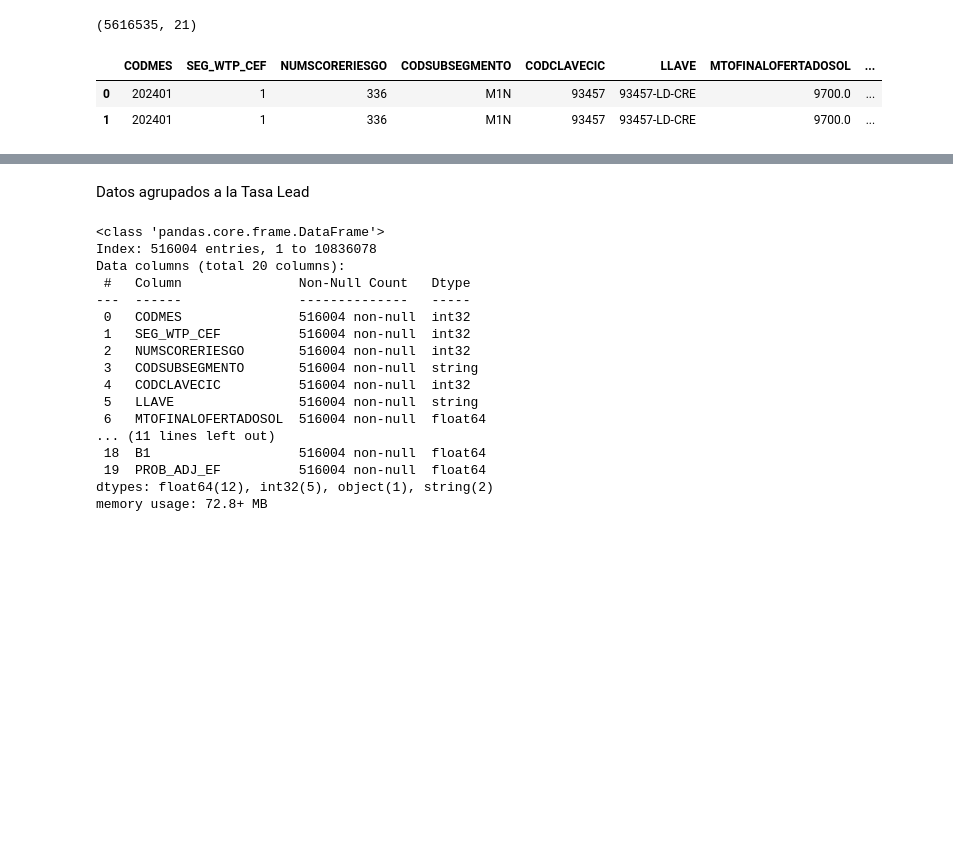
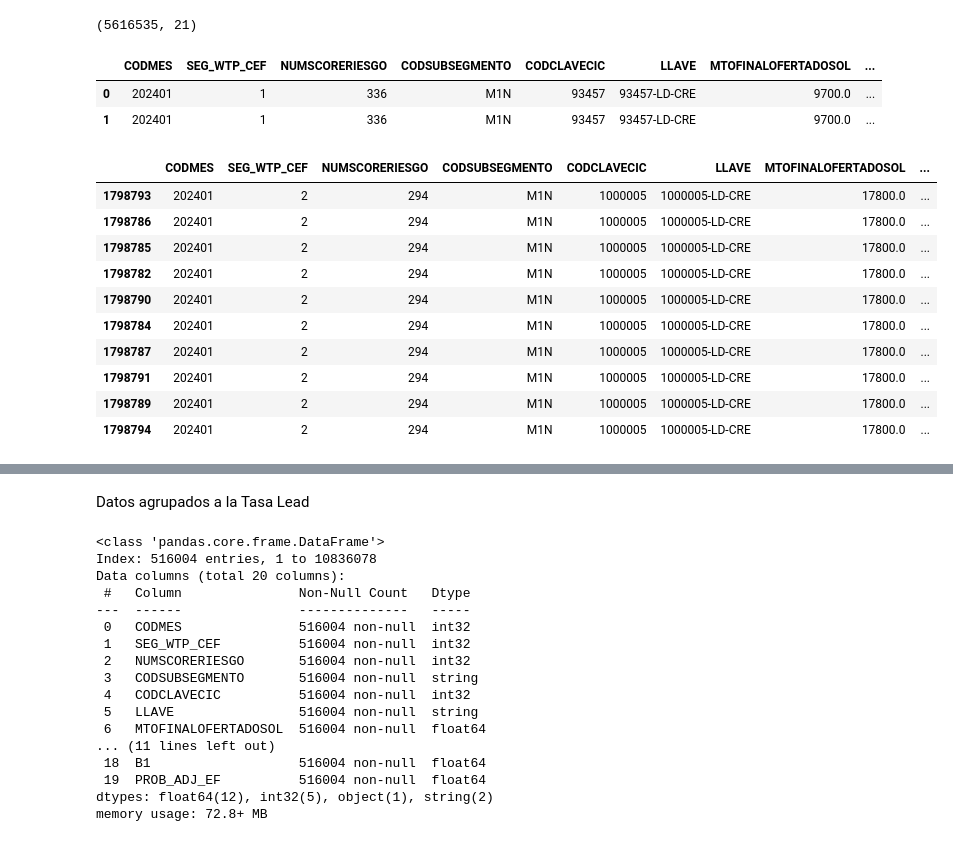
Before and after one commit to jhonatan20140/Proyecto_1.1, a Jupyter notebook: traslation_book_CEF.ipynb, the cells around one changed output, grey strips where cells are left out. Drawn from its saved outputs; the diff is of its cells as text; code cells hidden in the pictures; blank space fills up the shorter version.

```diff
--- a/traslation_book_CEF.ipynb
+++ b/traslation_book_CEF.ipynb
@@ -266,3 +287,24 @@ df_seg_opt_caps_f.head(2)
 |  | CODMES | SEG_WTP_CEF | NUMSCORERIESGO | CODSUBSEGMENTO | CODCLAVECIC | LLAVE | MTOFINALOFERTADOSOL | ... |
 | 0 | 202401 | 1 | 336 | M1N | 93457 | 93457-LD-CRE | 9700.0 | ... |
 | 1 | 202401 | 1 | 336 | M1N | 93457 | 93457-LD-CRE | 9700.0 | ... |
+# %%
+df_seg_opt_caps_f=df_seg_opt_caps_f.sort_values(by=['LLAVE','ITER'])
+
+
+#df_seg_opt_caps_f = df_seg_opt_caps_f.head(170000)  #pero esto con una dataframe que contenga todos los iter aca algunos no tienen el -8 u otro por el filro de condicones hecho
+#100000 valores unicos de llave pero que al final serian mas por los escenarios
+#df_seg_opt_caps_f.to_csv('C:/Users/JHONATAN/Documents/BCP  practicas verano/CEF_ Credito_Efectivo_Personas/CEN_CEF_ADAPTACION' + 'Base_para_probar_CENOPT', index=False)
+# %%
+df_seg_opt_caps_f.head(10)
+# %% [output]
+|  | CODMES | SEG_WTP_CEF | NUMSCORERIESGO | CODSUBSEGMENTO | CODCLAVECIC | LLAVE | MTOFINALOFERTADOSOL | ... |
+| 1798793 | 202401 | 2 | 294 | M1N | 1000005 | 1000005-LD-CRE | 17800.0 | ... |
+| 1798786 | 202401 | 2 | 294 | M1N | 1000005 | 1000005-LD-CRE | 17800.0 | ... |
+| 1798785 | 202401 | 2 | 294 | M1N | 1000005 | 1000005-LD-CRE | 17800.0 | ... |
+| 1798782 | 202401 | 2 | 294 | M1N | 1000005 | 1000005-LD-CRE | 17800.0 | ... |
+| 1798790 | 202401 | 2 | 294 | M1N | 1000005 | 1000005-LD-CRE | 17800.0 | ... |
+| 1798784 | 202401 | 2 | 294 | M1N | 1000005 | 1000005-LD-CRE | 17800.0 | ... |
+| 1798787 | 202401 | 2 | 294 | M1N | 1000005 | 1000005-LD-CRE | 17800.0 | ... |
+| 1798791 | 202401 | 2 | 294 | M1N | 1000005 | 1000005-LD-CRE | 17800.0 | ... |
+| 1798789 | 202401 | 2 | 294 | M1N | 1000005 | 1000005-LD-CRE | 17800.0 | ... |
+| 1798794 | 202401 | 2 | 294 | M1N | 1000005 | 1000005-LD-CRE | 17800.0 | ... |
```
Also changed, not shown: parts of 4 cells of this notebook.
